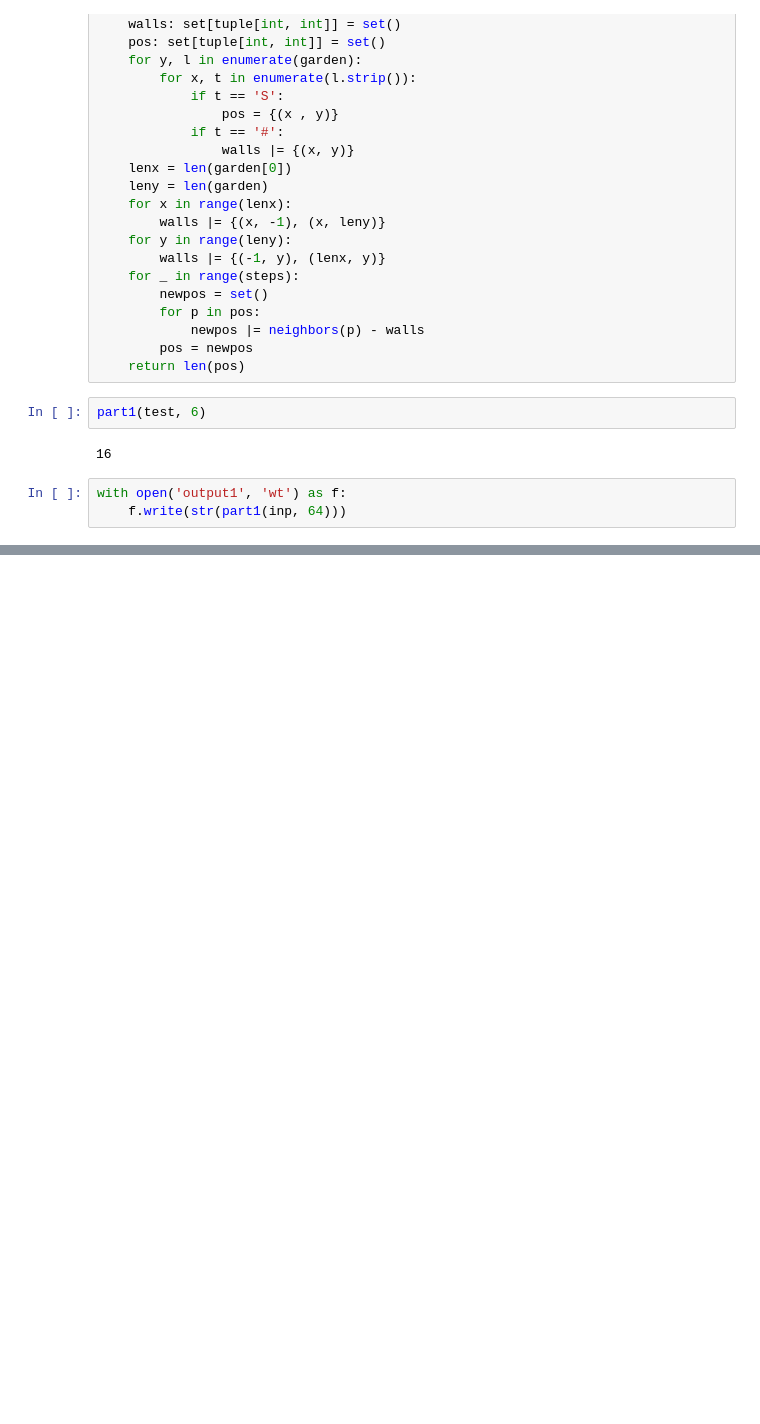
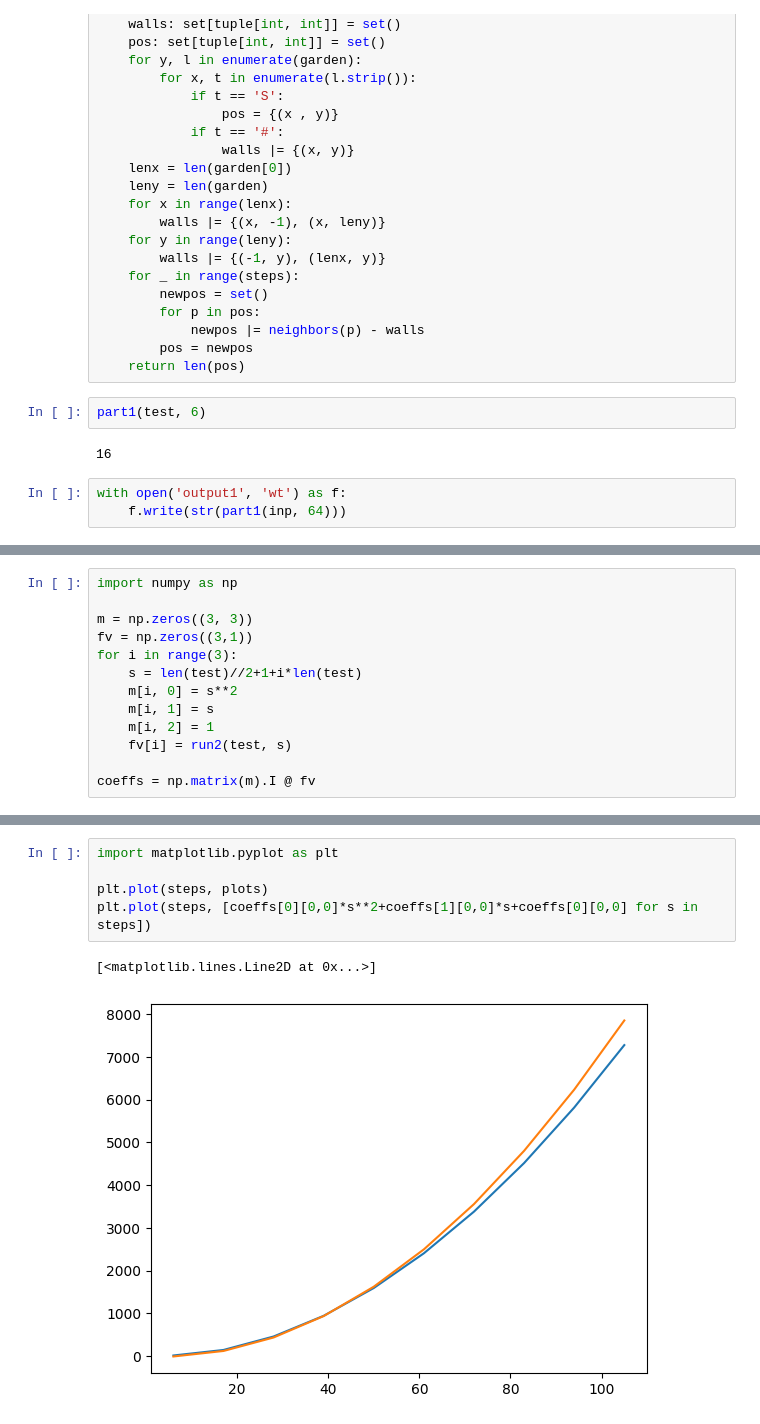
Before and after one commit to Jorge-Alda/AoC2023, a Jupyter notebook: Day21/Day21.ipynb, the cells around one changed output, grey strips where cells are left out. Saved outputs shown, nothing was run; the diff lists cells and outputs as text; blank space fills up the shorter version.

```diff
--- a/Day21/Day21.ipynb
+++ b/Day21/Day21.ipynb
@@ -38,0 +92,13 @@ with open('output1', 'wt') as f:
+# %%
+import numpy as np
+
+m = np.zeros((3, 3))
+fv = np.zeros((3,1))
+for i in range(3):
+    s = len(test)//2+1+i*len(test)
+    m[i, 0] = s**2
+    m[i, 1] = s
+    m[i, 2] = 1
+    fv[i] = run2(test, s)
+
+coeffs = np.matrix(m).I @ fv
@@ -38,0 +118,8 @@ with open('output1', 'wt') as f:
+# %%
+import matplotlib.pyplot as plt
+
+plt.plot(steps, plots)
+plt.plot(steps, [coeffs[0][0,0]*s**2+coeffs[1][0,0]*s+coeffs[0][0,0] for s in steps])
+# %% [output]
+[<matplotlib.lines.Line2D at 0x...>]
+[figure, added]
```
Also changed, not shown: parts of 10 cells of this notebook, 1 other file.
